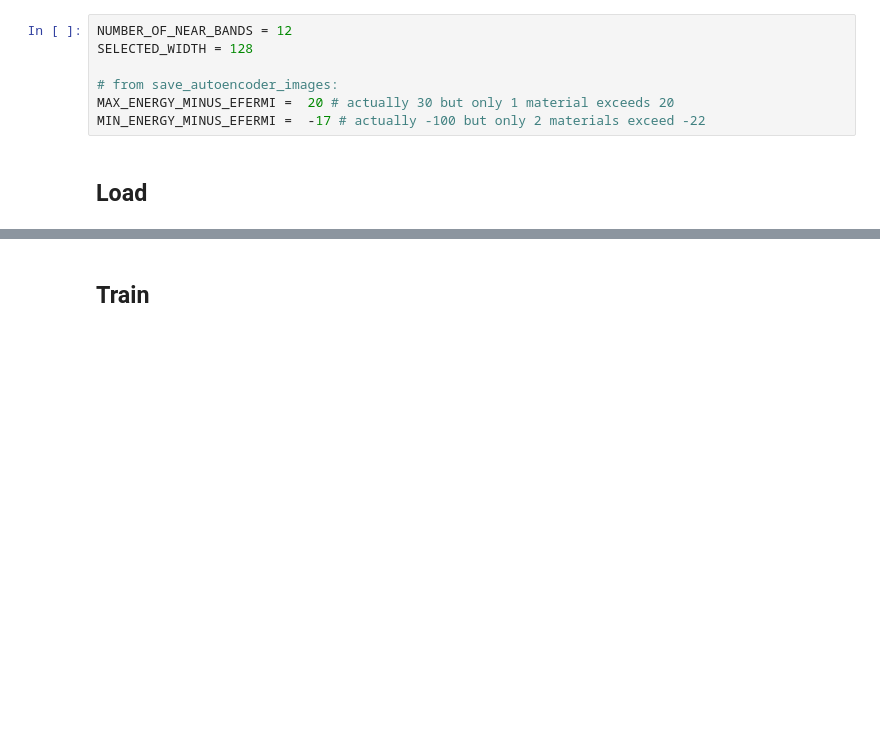
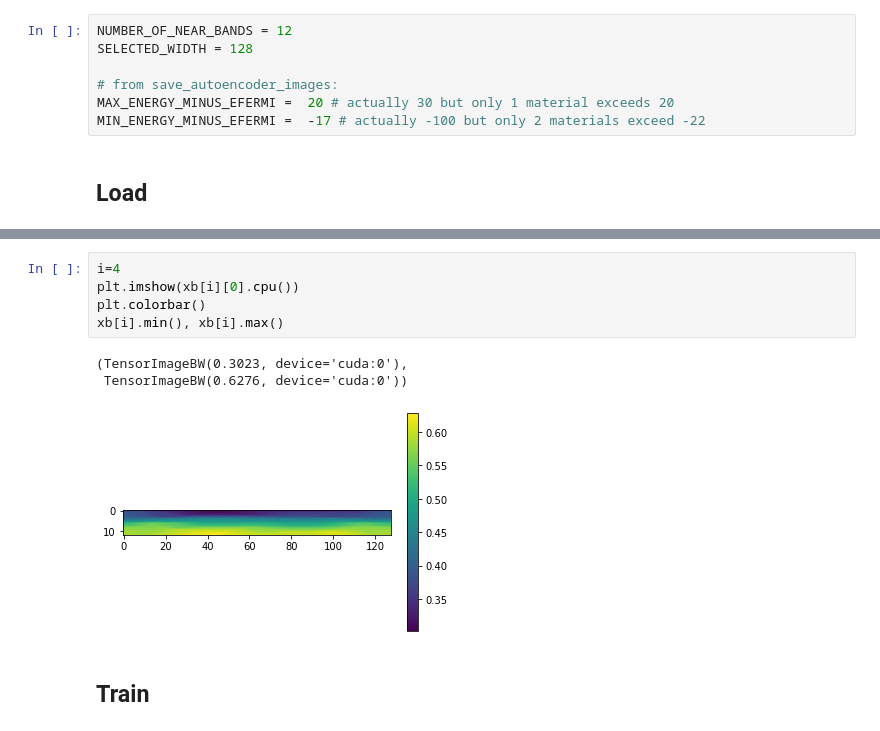
Before and after one commit to ThomasWarford/band-fingerprint, a Jupyter notebook: autoencoder/train_nearest_N.ipynb, the cells around one changed output, grey strips where cells are left out. Cells and saved outputs as stored; diff of their text form; blank space fills up the shorter version.

```diff
--- a/autoencoder/train_nearest_N.ipynb
+++ b/autoencoder/train_nearest_N.ipynb
@@ -40,3 +38,12 @@ IndexError: tuple index out of range
+# %%
+i=4
+plt.imshow(xb[i][0].cpu())
+plt.colorbar()
+xb[i].min(), xb[i].max()
+# %% [output]
+(TensorImageBW(0.3023, device='cuda:0'),
+ TensorImageBW(0.6276, device='cuda:0'))
+[figure, added]
 # %% [markdown]
 ## Train
 # %% [markdown]
```
Also changed, not shown: parts of 10 cells of this notebook, 2 other files.
